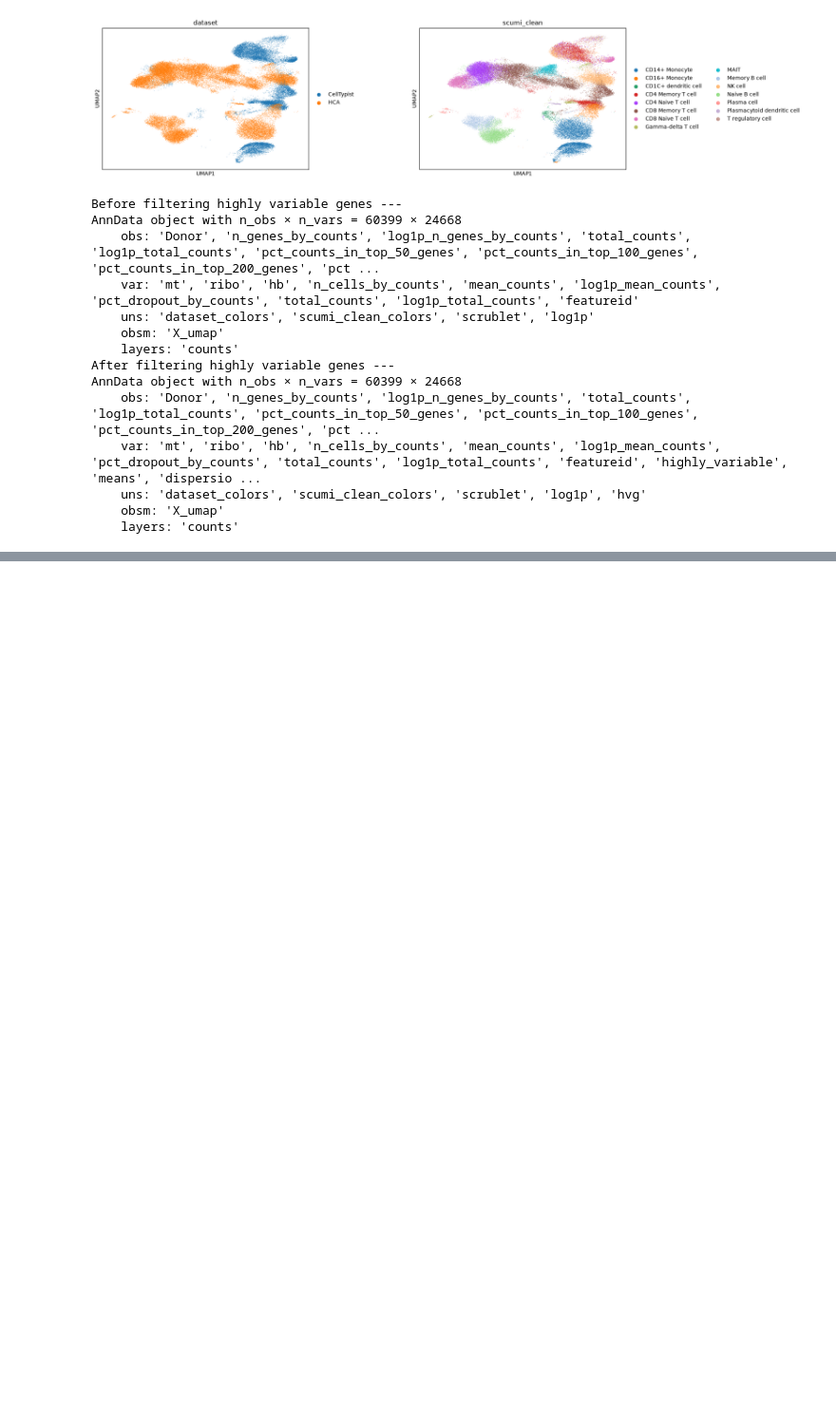
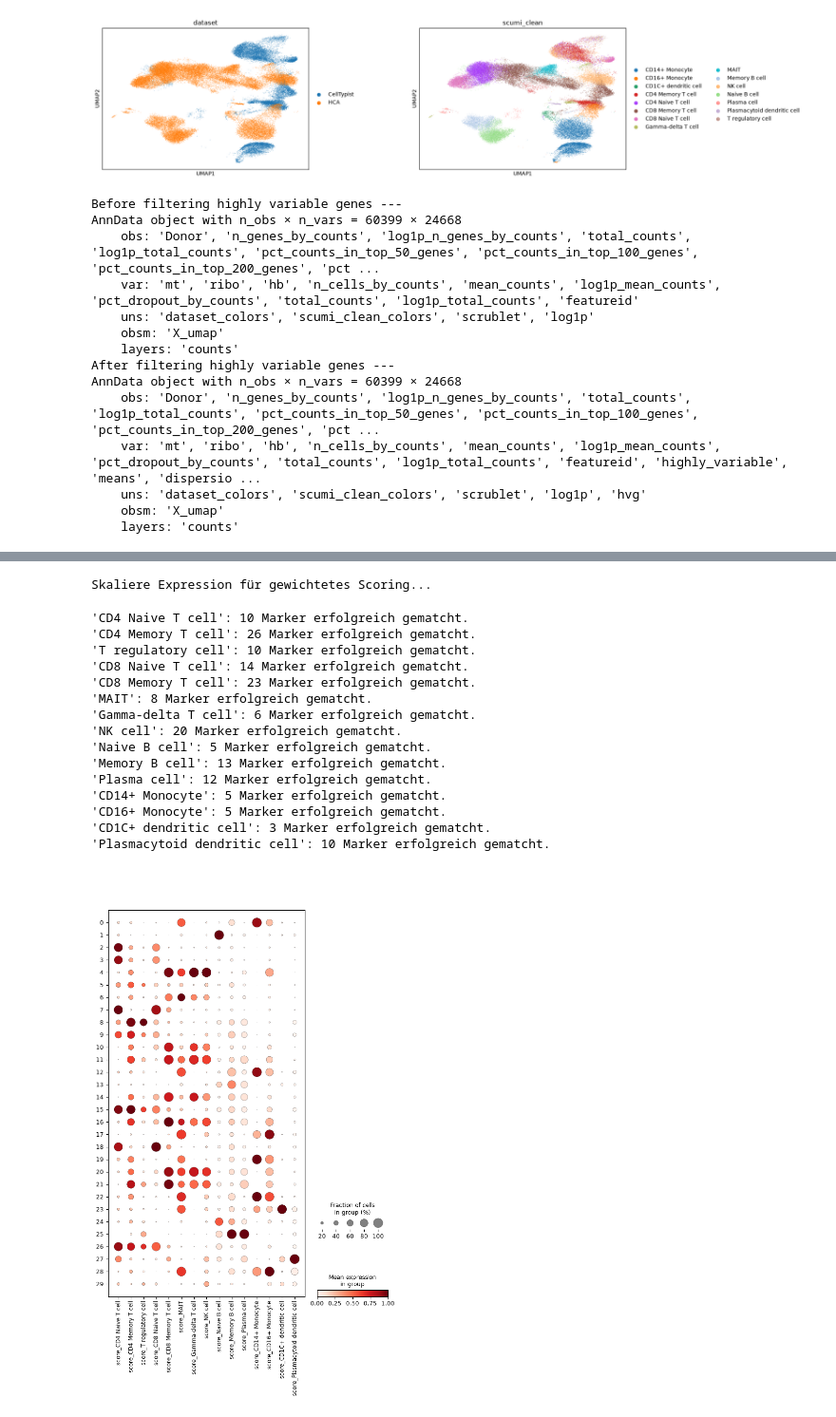
Before and after one commit to Boolean-true/CLACELL, a Jupyter notebook: evaluation/dataset_analysis.ipynb, the cells around one changed output, grey strips where cells are left out. Shown at 95% size. Drawn from its saved outputs; the diff is of its cells as text; code cells hidden in the pictures; blank space fills up the shorter version.

Commit message:
further refine celltype labels

```diff
--- a/evaluation/dataset_analysis.ipynb
+++ b/evaluation/dataset_analysis.ipynb
@@ -1960,31 +1961,49 @@ for ct, markers in marker_dict.items():
         exp_matrix = adata_scaled.X[:, gene_indices]
 
         # Sparse Matrix Abfangung
         if hasattr(exp_matrix, "toarray"):
             exp_matrix = exp_matrix.toarray()
 
         scores = np.dot(exp_matrix, weights_vec)
         adata_merged_clean.obs[f'score_{ct}'] = scores
         print(f"'{ct}': {len(cleaned_genes)} Marker erfolgreich gematcht.")
     else:
         adata_merged_clean.obs[f'score_{ct}'] = 0.0
         print(f"WARNUNG: Keine Marker für '{ct}' in var_names gefunden!")
 
 # Speicher freigeben
 del adata_scaled
 
 # 2. Visualisierung
 score_cols = [f'score_{ct}' for ct in cell_types if f'score_{ct}' in adata_merged_clean.obs.columns]
 
 # Nur Spalten mit Varianz > 0 filtern
 #valid_score_cols = [c for c in score_cols if adata_merged_clean.obs[c].std() > 0]
 valid_score_cols = score_cols
 
 sc.pl.dotplot(
     adata_merged_clean,
     valid_score_cols,
     groupby='leiden_highres',
     standard_scale='var',
     cmap='Reds',
-    x_tick_labels_rot=90
+    #x_tick_labels_rot=90
 )
+# %% [output]
+Skaliere Expression für gewichtetes Scoring...
+'CD4 Naive T cell': 10 Marker erfolgreich gematcht.
+'CD4 Memory T cell': 26 Marker erfolgreich gematcht.
+'T regulatory cell': 10 Marker erfolgreich gematcht.
+'CD8 Naive T cell': 14 Marker erfolgreich gematcht.
+'CD8 Memory T cell': 23 Marker erfolgreich gematcht.
+'MAIT': 8 Marker erfolgreich gematcht.
+'Gamma-delta T cell': 6 Marker erfolgreich gematcht.
+'NK cell': 20 Marker erfolgreich gematcht.
+'Naive B cell': 5 Marker erfolgreich gematcht.
+'Memory B cell': 13 Marker erfolgreich gematcht.
+'Plasma cell': 12 Marker erfolgreich gematcht.
+'CD14+ Monocyte': 5 Marker erfolgreich gematcht.
+'CD16+ Monocyte': 5 Marker erfolgreich gematcht.
+'CD1C+ dendritic cell': 3 Marker erfolgreich gematcht.
+'Plasmacytoid dendritic cell': 10 Marker erfolgreich gematcht.
+[figure, added]
```
Also changed, not shown: parts of 27 cells of this notebook, 4 other files.
